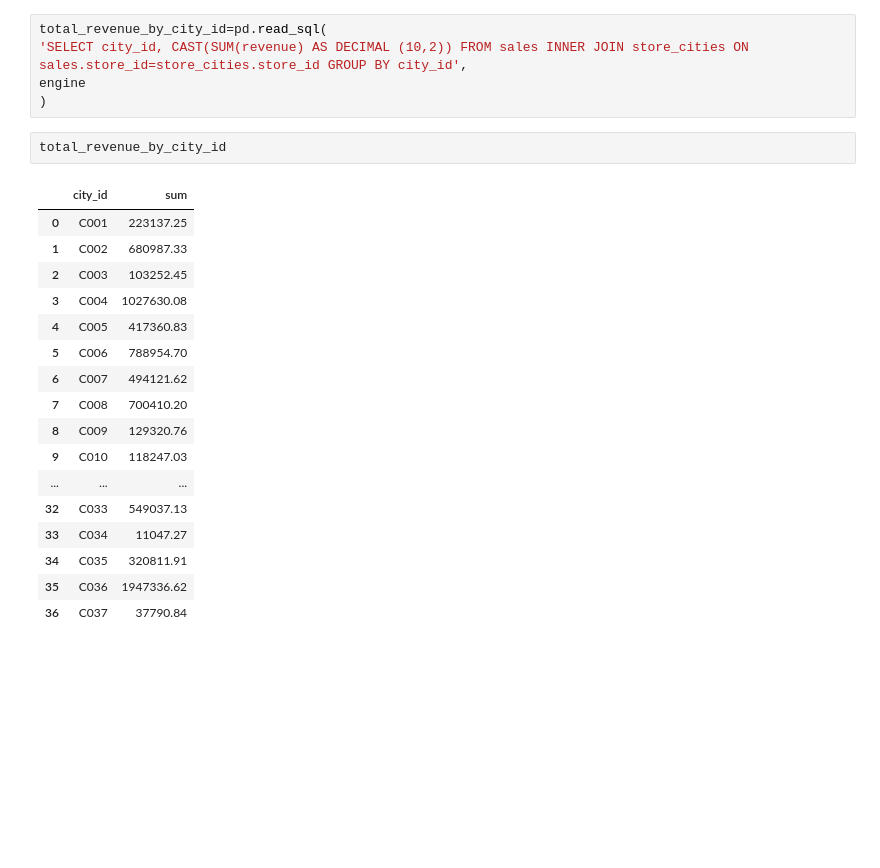
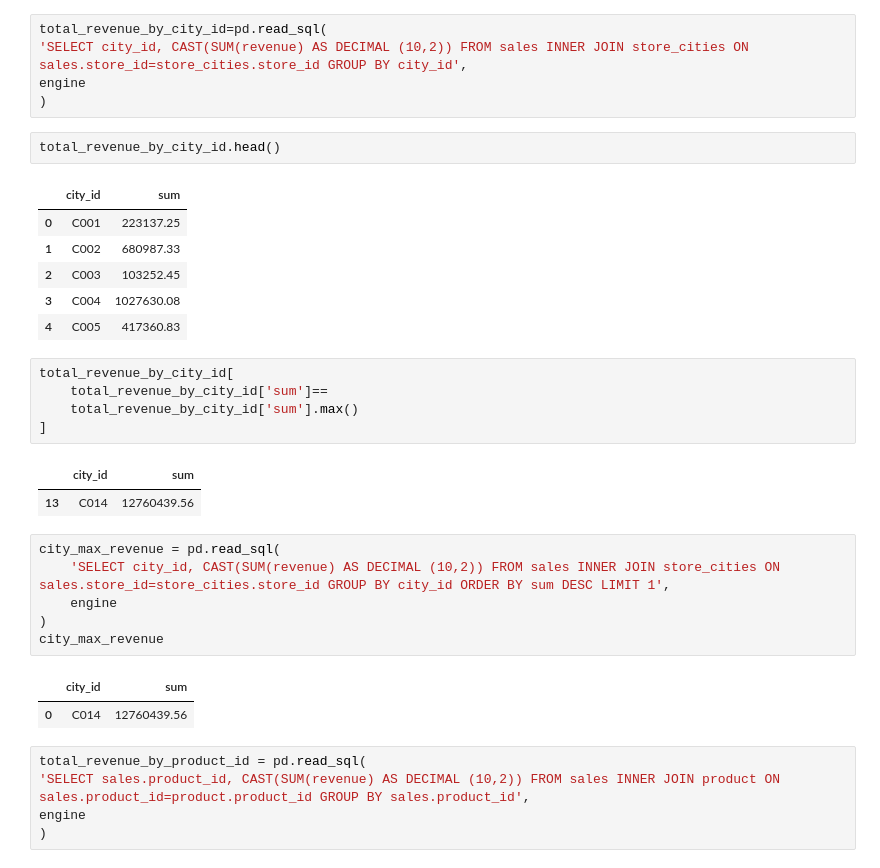
Before and after one commit to ChigozieObika/sql_sales_analysis, a Jupyter notebook: sqlalchemy_analysis.ipynb, the cells around one changed output. Cells and saved outputs as stored; diff of their text form; blank space fills up the shorter version.

```diff
--- a/sqlalchemy_analysis.ipynb
+++ b/sqlalchemy_analysis.ipynb
@@ -180,22 +180,33 @@ total_revenue_by_city_id=pd.read_sql(
 engine
 )
 # %%
-total_revenue_by_city_id
+total_revenue_by_city_id.head()
 # %% [output]
 |  | city_id | sum |
 | 0 | C001 | 223137.25 |
 | 1 | C002 | 680987.33 |
 | 2 | C003 | 103252.45 |
 | 3 | C004 | 1027630.08 |
 | 4 | C005 | 417360.83 |
-| 5 | C006 | 788954.70 |
-| 6 | C007 | 494121.62 |
-| 7 | C008 | 700410.20 |
-| 8 | C009 | 129320.76 |
-| 9 | C010 | 118247.03 |
-| ... | ... | ... |
-| 32 | C033 | 549037.13 |
-| 33 | C034 | 11047.27 |
-| 34 | C035 | 320811.91 |
-| 35 | C036 | 1947336.62 |
-| 36 | C037 | 37790.84 |
+# %%
+total_revenue_by_city_id[
+    total_revenue_by_city_id['sum']==
+    total_revenue_by_city_id['sum'].max()
+]
+# %% [output]
+|  | city_id | sum |
+| 13 | C014 | 12760439.56 |
+# %%
+city_max_revenue = pd.read_sql(
+    'SELECT city_id, CAST(SUM(revenue) AS DECIMAL (10,2)) FROM sales INNER JOIN store_cities ON sales.store_id=store_cities.store_id GROUP BY city_id ORDER BY sum DESC LIMIT 1',
+    engine
+)
+city_max_revenue
+# %% [output]
+|  | city_id | sum |
+| 0 | C014 | 12760439.56 |
+# %%
+total_revenue_by_product_id = pd.read_sql(
+'SELECT sales.product_id, CAST(SUM(revenue) AS DECIMAL (10,2)) FROM sales INNER JOIN product ON sales.product_id=product.product_id GROUP BY sales.product_id',
+engine
+)
```
Also changed, not shown: parts of 3 cells of this notebook, 1 other file.
